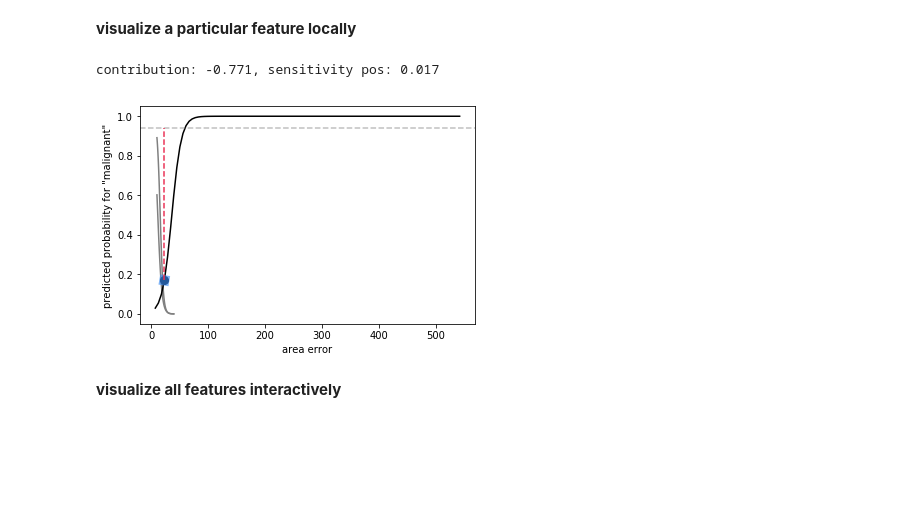
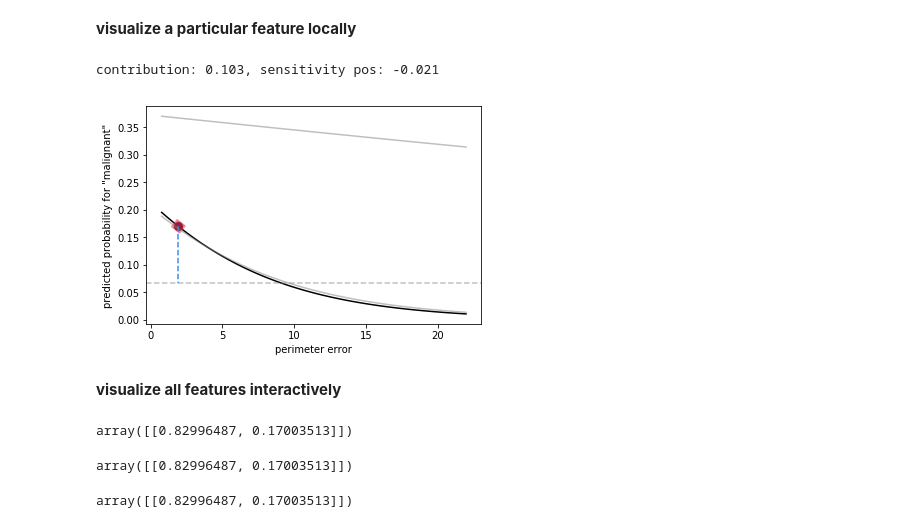
Before and after one commit to Pacmed/sensible-local-interpretations, a Jupyter notebook: interp/interp_breast_cancer.ipynb, the cells around one changed output. Drawn from its saved outputs; the diff is of its cells as text; code cells hidden in the pictures; blank space fills up the shorter version.

```diff
--- a/interp/interp_breast_cancer.ipynb
+++ b/interp/interp_breast_cancer.ipynb
@@ -69,24 +70,35 @@ explainer.explain_instance(x, models[1].predict_proba, class_num, return_table=T
 | smoothness error | -0 | 0.001 |
 # %% [markdown]
 **visualize a particular feature locally**
-# %%
-fig = plt.figure()
-feature_num = 1
-expl_dict = explainer.explain_instance_feature(x, models[1].predict_proba, feature_name='area error', class_num=class_num)
-
-ice_top = explainer.calc_ice_grid(x, models[0].predict_proba, feature_num)
-ice_bot = explainer.calc_ice_grid(x, models[2].predict_proba, feature_num)
-
-plt.plot(ice_top[0], ice_top[1][:, 1], color='gray')
-plt.plot(ice_bot[0], ice_bot[1][:, 1], color='gray')
-print(f'contribution: {expl_dict["contribution"]:0.3f}, sensitivity pos: {expl_dict["sensitivity_pos"]:0.3f}')
-
-explainer.viz_expl_feature(expl_dict)
-# %% [output]
-contribution: -0.771, sensitivity pos: 0.017
-[figure, removed]
+# %%
+feature_name = 'perimeter error' # area error
+
+fig = plt.figure()
+expl_dicts = []
+for i in range(3):
+    expl_dicts.append(explainer.explain_instance_feature(x, models[i].predict_proba,
+                                                         feature_name=feature_name, class_num=class_num))
+
+print(f'contribution: {expl_dicts[1]["contribution"]:0.3f}, sensitivity pos: {expl_dicts[1]["sensitivity_pos"]:0.3f}')
+
+explainer.viz_expl_feature(expl_dicts[1], [expl_dicts[0], expl_dicts[2]])
+# %% [output]
+contribution: 0.103, sensitivity pos: -0.021
+[figure, added]
 # %% [markdown]
 **visualize all features interactively**
 # %%
 expl_dict = explainer.explain_instance(x, models[1].predict_proba, class_num, return_table=False)
 explainer.viz_expl(expl_dict, filename='out_breast_cancer.html')
+# %%
+models[0].predict_proba(x)
+# %% [output]
+array([[0.82996487, 0.17003513]])
+# %%
+models[1].predict_proba(x)
+# %% [output]
+array([[0.82996487, 0.17003513]])
+# %%
+models[2].predict_proba(x)
+# %% [output]
+array([[0.82996487, 0.17003513]])
```
Also changed, not shown: parts of 1 cell of this notebook, 3 other files.
